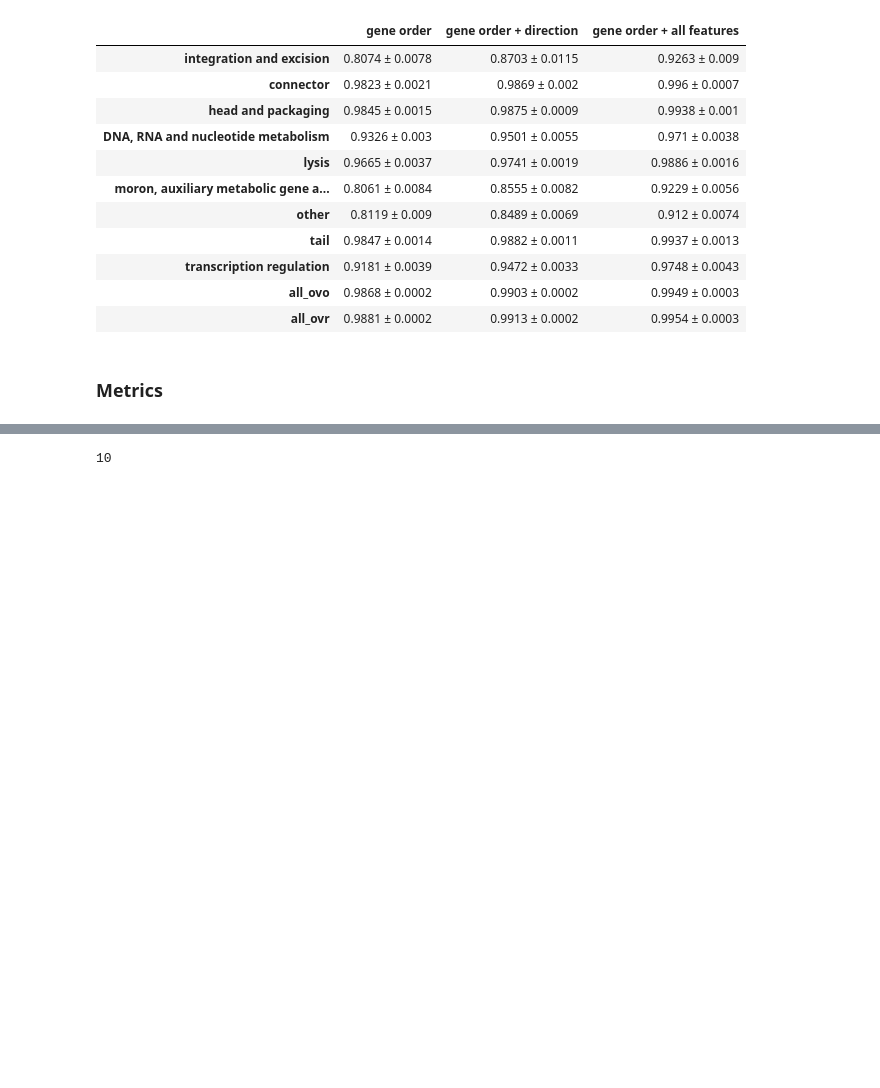
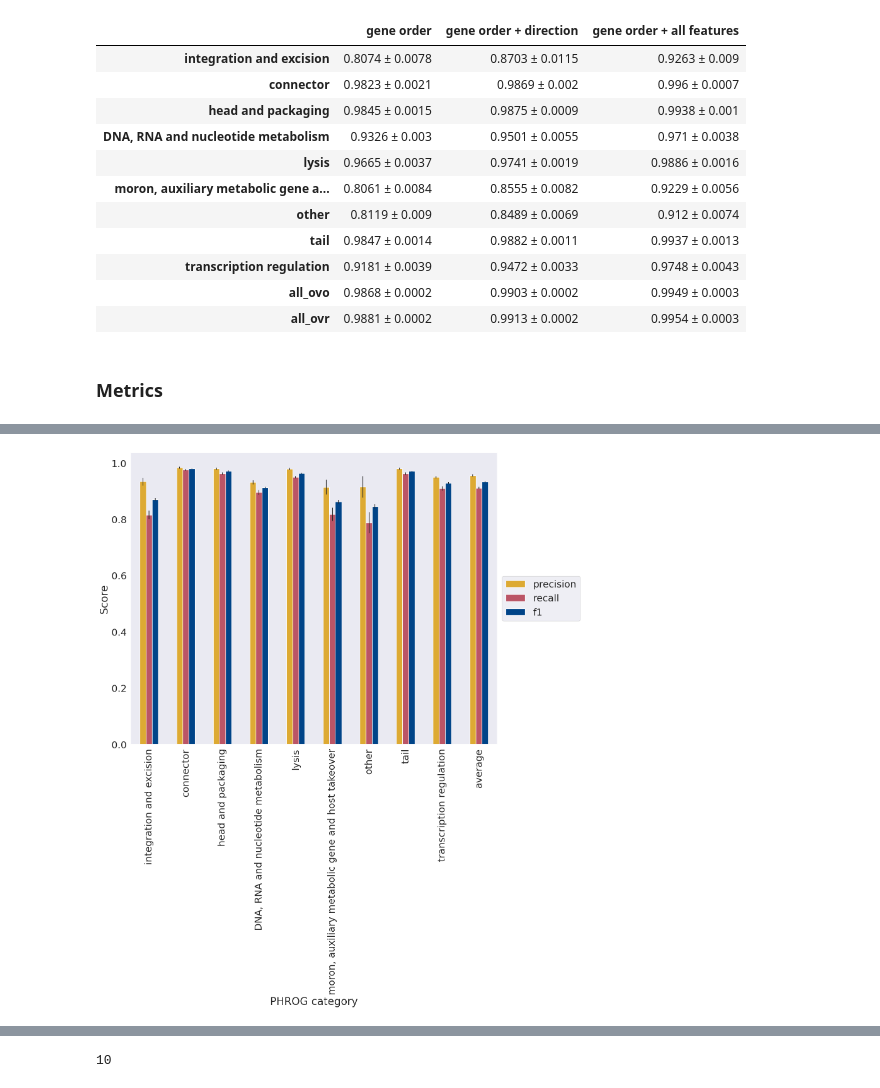
Before and after one commit to susiegriggo/Phynteny, a Jupyter notebook: notebooks/figures.ipynb, the cells around one changed output, grey strips where cells are left out. Cells and saved outputs as stored; diff of their text form; code cells hidden in the pictures; blank space fills up the shorter version.

```diff
--- a/notebooks/figures.ipynb
+++ b/notebooks/figures.ipynb
@@ -318,6 +316,18 @@ all_metrics_df = metrics_df
 all_f1_err = f1_err
 # %% [output]
 [figure]
+# %%
+metrics_df = pd.DataFrame({'category': categories, 'precision': precision_df.mean().to_list(), 'recall': recall_df.mean().to_list(), 'f1': f1_df.mean().to_list()})
+sns.set_style("dark")
+plt.rcParams["figure.figsize"] = (15,12)
+ax = metrics_df.plot(kind='bar', color = ('#DDAA33', '#BB5566' , '#004488'),yerr = [precision_err, recall_err, f1_err]) #alternative color blind friendly colours ('#66c2a5', '#fc8d62' , '#8da0cb')
+ax.set_xticklabels(metrics_df.category)
+plt.legend(loc='center left', bbox_to_anchor=(1.0, 0.5))
+ax.set_ylabel("Score")
+ax.set_xlabel("PHROG category")
+plt.savefig('metrics_vertical.png',  bbox_inches="tight")
+# %% [output]
+[figure, added]
 # %%
 base = '/home/grig0076/phispy_phrog_pickles/cross_validated/models/strand_features/'
 
```
Also changed, not shown: parts of 2 cells of this notebook, 2 other files.
